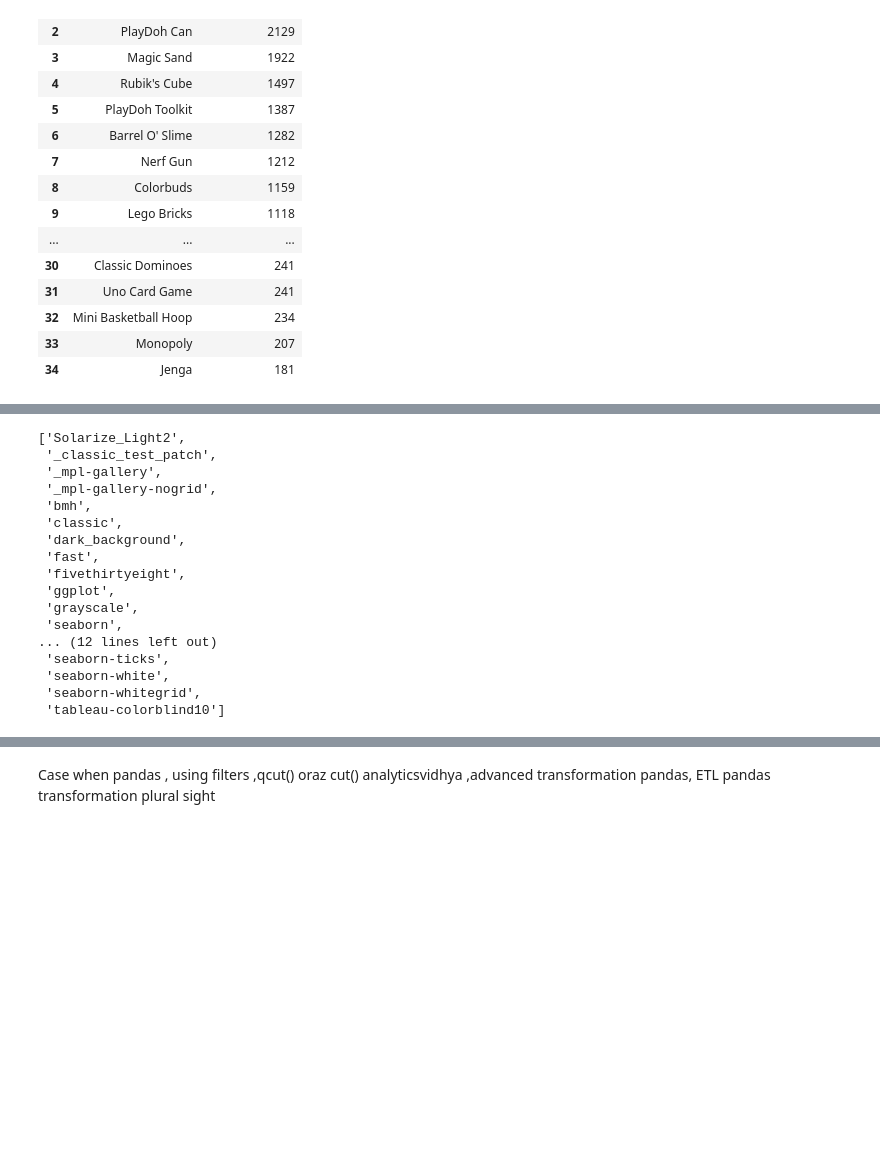
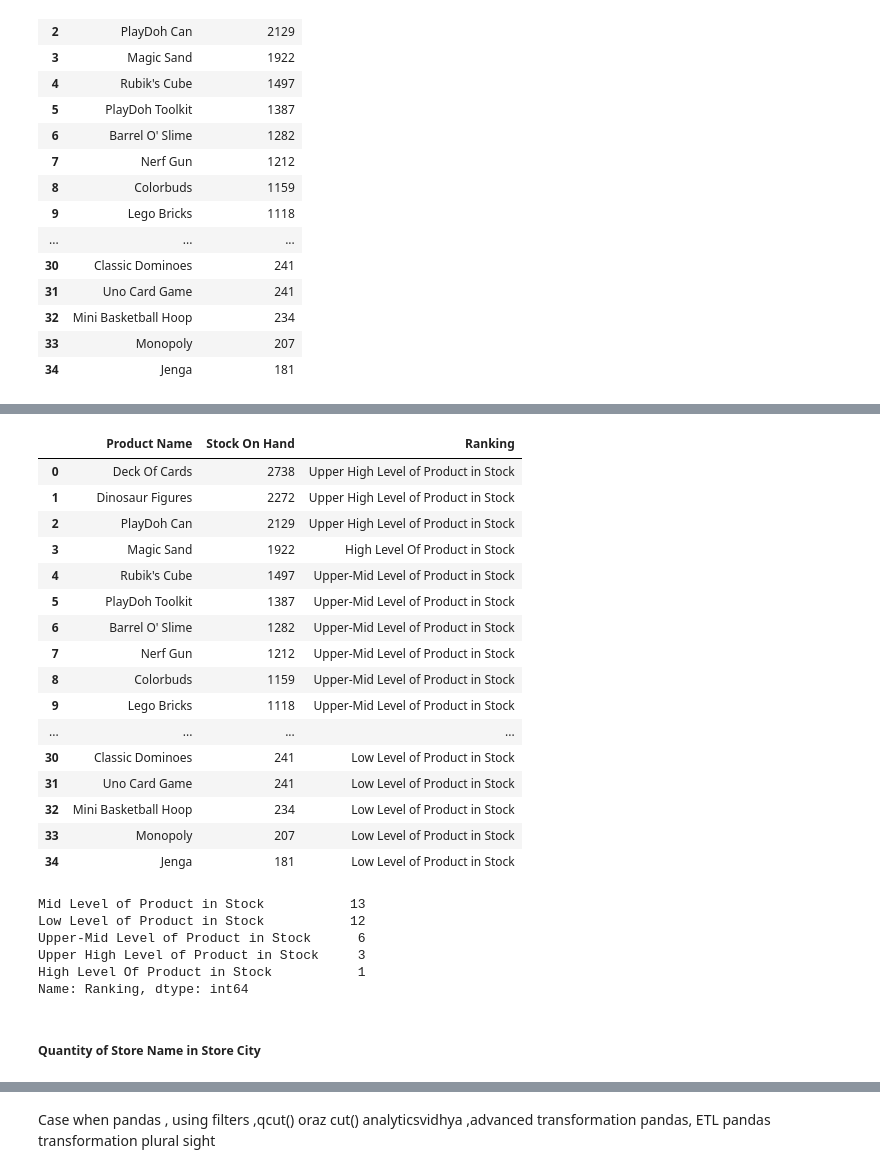
Before and after one commit to Lunczer93/Python_Project_2_Mexico_Toy_Sales, a Jupyter notebook: Python Project 2 Mexico Toy Sales.ipynb, the cells around one changed output, grey strips where cells are left out. Drawn from its saved outputs; the diff is of its cells as text; code cells hidden in the pictures; blank space fills up the shorter version.

```diff
--- a/Python Project 2 Mexico Toy Sales.ipynb
+++ b/Python Project 2 Mexico Toy Sales.ipynb
@@ -708,20 +715,46 @@ plt.show()
 # %%
-plt.style.available
+def RankingProductNameStockOnHand(x):
+    if x <  500:
+        return 'Low Level of Product in Stock'
+    elif x <  1000:
+        return 'Mid Level of Product in Stock'
+    elif x < 1500:
+        return 'Upper-Mid Level of Product in Stock'
+    elif x < 2000:
+        return 'High Level Of Product in Stock'
+    else:
+        return 'Upper High Level of Product in Stock'
+
+
+StockOnHandByProductNameSorted['Ranking'] = StockOnHandByProductNameSorted['Stock On Hand'].apply(RankingProductNameStockOnHand)
-# %% [output]
-['Solarize_Light2',
- '_classic_test_patch',
- '_mpl-gallery',
- '_mpl-gallery-nogrid',
- 'bmh',
- 'classic',
- 'dark_background',
- 'fast',
- 'fivethirtyeight',
- 'ggplot',
- 'grayscale',
- 'seaborn',
-... (12 lines left out)
- 'seaborn-ticks',
- 'seaborn-white',
- 'seaborn-whitegrid',
- 'tableau-colorblind10']
+# %%
+StockOnHandByProductNameSorted
+# %% [output]
+|  | Product Name | Stock On Hand | Ranking |
+| 0 | Deck Of Cards | 2738 | Upper High Level of Product in Stock |
+| 1 | Dinosaur Figures | 2272 | Upper High Level of Product in Stock |
+| 2 | PlayDoh Can | 2129 | Upper High Level of Product in Stock |
+| 3 | Magic Sand | 1922 | High Level Of Product in Stock |
+| 4 | Rubik's Cube | 1497 | Upper-Mid Level of Product in Stock |
+| 5 | PlayDoh Toolkit | 1387 | Upper-Mid Level of Product in Stock |
+| 6 | Barrel O' Slime | 1282 | Upper-Mid Level of Product in Stock |
+| 7 | Nerf Gun | 1212 | Upper-Mid Level of Product in Stock |
+| 8 | Colorbuds | 1159 | Upper-Mid Level of Product in Stock |
+| 9 | Lego Bricks | 1118 | Upper-Mid Level of Product in Stock |
+| ... | ... | ... | ... |
+| 30 | Classic Dominoes | 241 | Low Level of Product in Stock |
+| 31 | Uno Card Game | 241 | Low Level of Product in Stock |
+| 32 | Mini Basketball Hoop | 234 | Low Level of Product in Stock |
+| 33 | Monopoly | 207 | Low Level of Product in Stock |
+| 34 | Jenga | 181 | Low Level of Product in Stock |
+# %%
+StockOnHandByProductNameSorted['Ranking'].value_counts()
+# %% [output]
+Mid Level of Product in Stock           13
+Low Level of Product in Stock           12
+Upper-Mid Level of Product in Stock      6
+Upper High Level of Product in Stock     3
+High Level Of Product in Stock           1
+Name: Ranking, dtype: int64
+# %% [markdown]
+##### Quantity of Store Name in Store City
```
Also changed, not shown: parts of 17 cells of this notebook.
